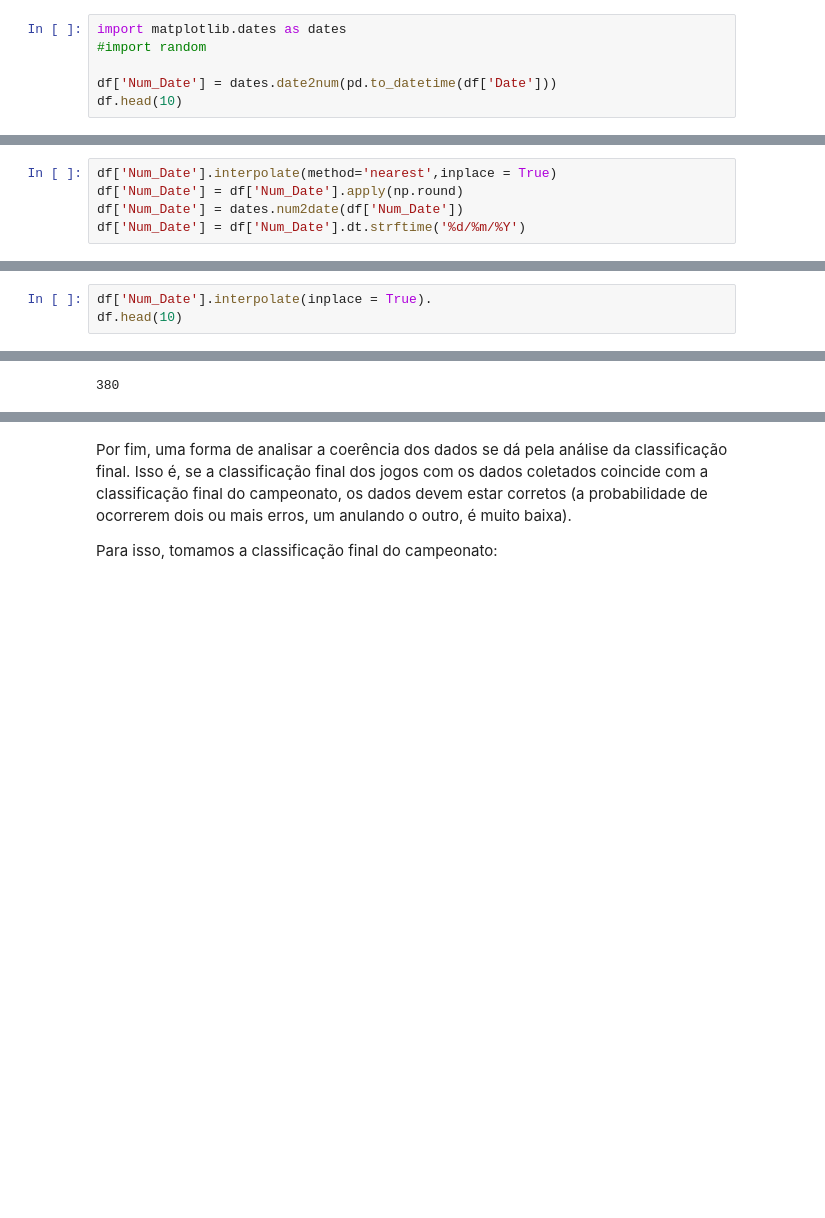
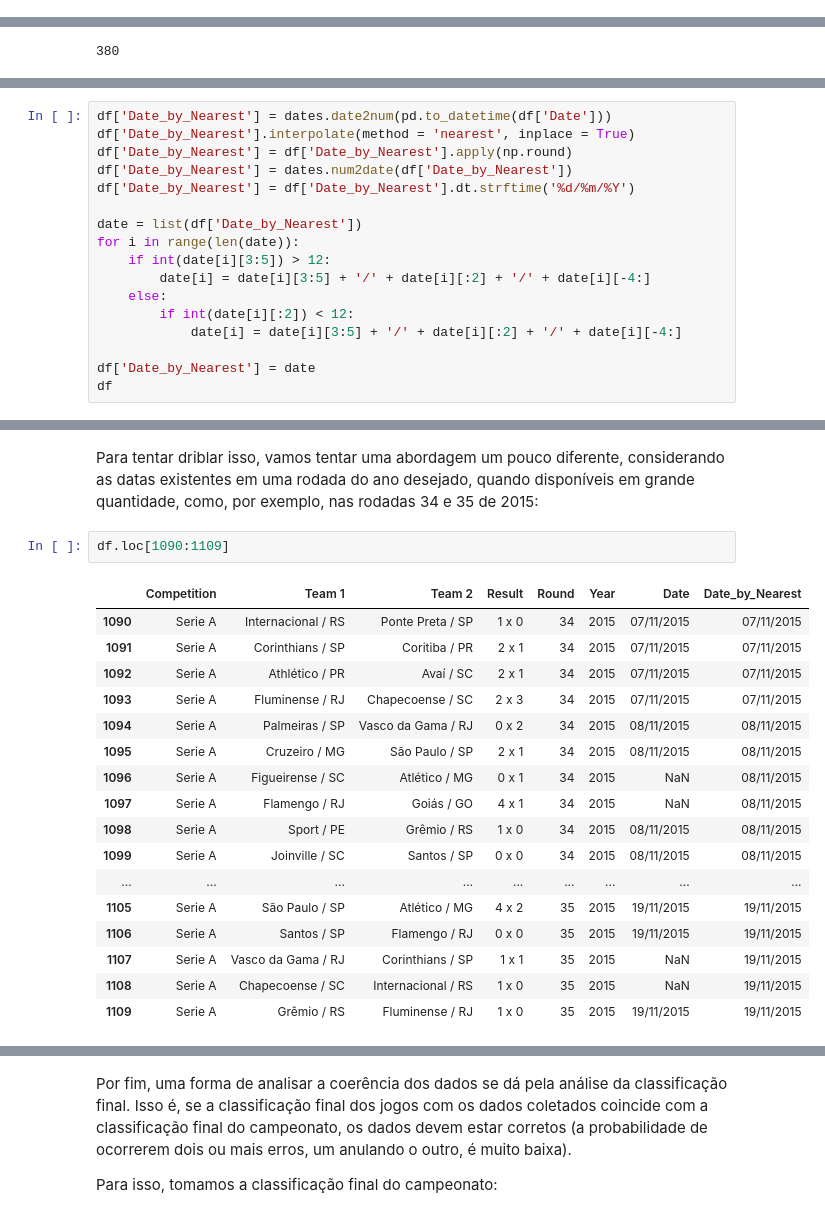
Before and after one commit to HannaRF/web-scraping, a Jupyter notebook: project.ipynb, the cells around one changed output, grey strips where cells are left out. Cells and saved outputs as stored; diff of their text form; blank space fills up the shorter version.

```diff
--- a/project.ipynb
+++ b/project.ipynb
@@ -249,9 +251,3 @@ df
 | 4449 | Copa do Brasil | São Paulo / SP | Fortaleza / CE | 2 x 2 | 12 | 2021 | 25/08/2021 |
 | 4450 | Copa do Brasil | Fluminense / RJ | Atlético / MG | 1 x 2 | 12 | 2021 | 26/08/2021 |
 4451 rows × 7 columns
-# %%
-import matplotlib.dates as dates
-#import random
-
-df['Num_Date'] = dates.date2num(pd.to_datetime(df['Date']))
-df.head(10)
@@ -280,5 +253,0 @@ df['Num_Date'].interpolate(method='nearest').plot()
-# %%
-df['Num_Date'].interpolate(method='nearest',inplace = True)
-df['Num_Date'] = df['Num_Date'].apply(np.round)
-df['Num_Date'] = dates.num2date(df['Num_Date'])
-df['Num_Date'] = df['Num_Date'].dt.strftime('%d/%m/%Y')
@@ -305,3 +253,0 @@ df.head(30)
-# %%
-df['Num_Date'].interpolate(inplace = True).
-df.head(10)
@@ -323,0 +270,17 @@ count
+# %%
+df['Date_by_Nearest'] = dates.date2num(pd.to_datetime(df['Date']))
+df['Date_by_Nearest'].interpolate(method = 'nearest', inplace = True)
+df['Date_by_Nearest'] = df['Date_by_Nearest'].apply(np.round)
+df['Date_by_Nearest'] = dates.num2date(df['Date_by_Nearest'])
+df['Date_by_Nearest'] = df['Date_by_Nearest'].dt.strftime('%d/%m/%Y')
+
+date = list(df['Date_by_Nearest'])
+for i in range(len(date)):
+    if int(date[i][3:5]) > 12:
+        date[i] = date[i][3:5] + '/' + date[i][:2] + '/' + date[i][-4:]
+    else:
+        if int(date[i][:2]) < 12:
+            date[i] = date[i][3:5] + '/' + date[i][:2] + '/' + date[i][-4:]
+
+df['Date_by_Nearest'] = date
+df
@@ -323,0 +319,22 @@ count
+# %% [markdown]
+Para tentar driblar isso, vamos tentar uma abordagem um pouco diferente, considerando as datas existentes em uma rodada do ano desejado, quando disponíveis em grande quantidade, como, por exemplo, nas rodadas 34 e 35 de 2015:
+# %%
+df.loc[1090:1109]
+# %% [output]
+|  | Competition | Team 1 | Team 2 | Result | Round | Year | Date | Date_by_Nearest |
+| 1090 | Serie A | Internacional / RS | Ponte Preta / SP | 1 x 0 | 34 | 2015 | 07/11/2015 | 07/11/2015 |
+| 1091 | Serie A | Corinthians / SP | Coritiba / PR | 2 x 1 | 34 | 2015 | 07/11/2015 | 07/11/2015 |
+| 1092 | Serie A | Athlético / PR | Avaí / SC | 2 x 1 | 34 | 2015 | 07/11/2015 | 07/11/2015 |
+| 1093 | Serie A | Fluminense / RJ | Chapecoense / SC | 2 x 3 | 34 | 2015 | 07/11/2015 | 07/11/2015 |
+| 1094 | Serie A | Palmeiras / SP | Vasco da Gama / RJ | 0 x 2 | 34 | 2015 | 08/11/2015 | 08/11/2015 |
+| 1095 | Serie A | Cruzeiro / MG | São Paulo / SP | 2 x 1 | 34 | 2015 | 08/11/2015 | 08/11/2015 |
+| 1096 | Serie A | Figueirense / SC | Atlético / MG | 0 x 1 | 34 | 2015 | NaN | 08/11/2015 |
+| 1097 | Serie A | Flamengo / RJ | Goiás / GO | 4 x 1 | 34 | 2015 | NaN | 08/11/2015 |
+| 1098 | Serie A | Sport / PE | Grêmio / RS | 1 x 0 | 34 | 2015 | 08/11/2015 | 08/11/2015 |
+| 1099 | Serie A | Joinville / SC | Santos / SP | 0 x 0 | 34 | 2015 | 08/11/2015 | 08/11/2015 |
+| ... | ... | ... | ... | ... | ... | ... | ... | ... |
+| 1105 | Serie A | São Paulo / SP | Atlético / MG | 4 x 2 | 35 | 2015 | 19/11/2015 | 19/11/2015 |
+| 1106 | Serie A | Santos / SP | Flamengo / RJ | 0 x 0 | 35 | 2015 | 19/11/2015 | 19/11/2015 |
+| 1107 | Serie A | Vasco da Gama / RJ | Corinthians / SP | 1 x 1 | 35 | 2015 | NaN | 19/11/2015 |
+| 1108 | Serie A | Chapecoense / SC | Internacional / RS | 1 x 0 | 35 | 2015 | NaN | 19/11/2015 |
+| 1109 | Serie A | Grêmio / RS | Fluminense / RJ | 1 x 0 | 35 | 2015 | 19/11/2015 | 19/11/2015 |
```
Also changed, not shown: parts of 19 cells of this notebook, 1 other file.
